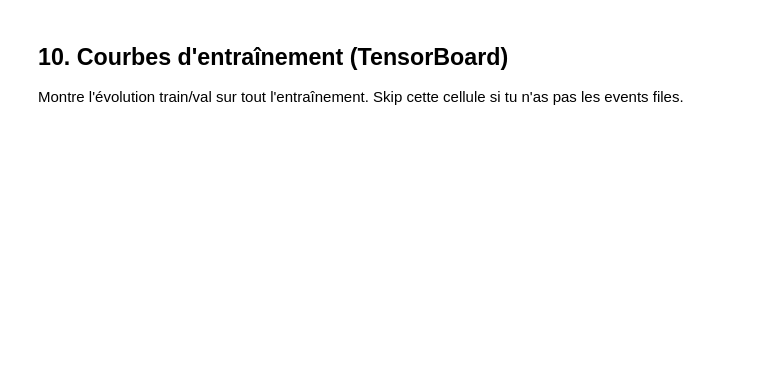
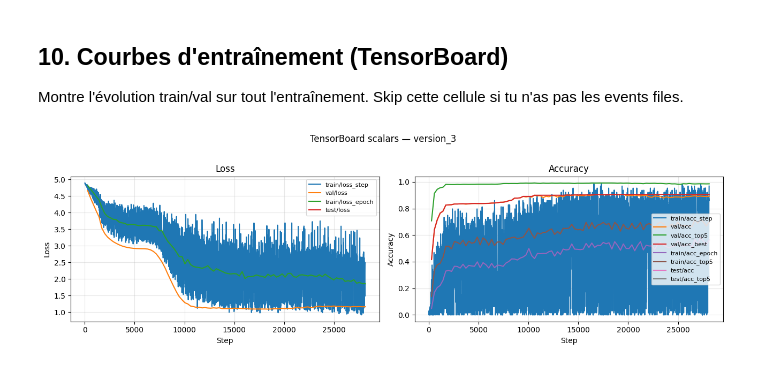
Before and after one commit to StephanePEILLET/bcs_determination, a Jupyter notebook: notebooks/evaluate_combined_classifier.ipynb, the cells around one changed output. Drawn from its saved outputs; the diff is of its cells as text; code cells hidden in the pictures; blank space fills up the shorter version.

```diff
--- a/notebooks/evaluate_combined_classifier.ipynb
+++ b/notebooks/evaluate_combined_classifier.ipynb
@@ -54,20 +70,28 @@ print(f'Model: {MODEL_NAME}')
 # %% [markdown]
 ## 2. Chargement modèle + dataset <a id='2-load'></a>
 # %%
+ckpt_abs = (ROOT / CKPT_PATH).resolve()
+exp_dir_abs = (ROOT / EXPERIMENT_DIR).resolve()
+assert ckpt_abs.is_file(), f'Checkpoint introuvable : {ckpt_abs}'
+
 model = load_classification_model(
-    str(ROOT / CKPT_PATH.lstrip('./')) if CKPT_PATH.startswith('../') else CKPT_PATH,
+    str(ckpt_abs),
     model_name=MODEL_NAME,
     num_classes=132,
     device=torch.device(DEVICE),
 )
 model.eval()
 
-# Reuse the SAME splits used during training so val/test are comparable.
+# Reuse the SAME splits used during training (same hash → same indices).
+# Pointing split_dir to the experiment folder reuses the manifest produced at train time.
+SPLIT_DIR = str(exp_dir_abs / 'splits')
+
 dm = CombinedDogsCatsDataModule(
     stanford_data_dir='data/stanford_dogs/images',
     oxford_data_dir='data/Oxford-IIIT_pet_dataset',
     batch_size=BATCH_SIZE, num_workers=4, image_size=224,
     val_split=0.1, test_split=0.1, seed=42,
+    split_dir=SPLIT_DIR,
 )
 dm.prepare_data(); dm.setup()
 class_names = dm.classes
@@ -237,20 +325,25 @@ Montre l'évolution train/val sur tout l'entraînement. Skip cette cellule si tu
 # %%
 try:
     from tensorboard.backend.event_processing.event_accumulator import EventAccumulator
-    tb_dirs = list(Path(EXPERIMENT_DIR).rglob('events.out.tfevents.*'))
+    tb_dirs = list(exp_dir_abs.rglob('events.out.tfevents.*'))
+    # The largest event file is the actual training run; tiny ones are post-fit eval events.
+    tb_dirs = sorted(tb_dirs, key=lambda p: p.stat().st_size, reverse=True)
     if not tb_dirs:
-        print(f'Aucun event TB trouvé sous {EXPERIMENT_DIR}')
+        print(f'Aucun event TB trouvé sous {exp_dir_abs}')
     else:
-        ea = EventAccumulator(str(tb_dirs[-1].parent)); ea.Reload()
+        ea = EventAccumulator(str(tb_dirs[0].parent)); ea.Reload()
         scalars_to_plot = [t for t in ea.Tags()['scalars'] if 'acc' in t.lower() or 'loss' in t.lower()]
         fig, axes = plt.subplots(1, 2, figsize=(13, 4))
         for tag in scalars_to_plot:
             events = ea.Scalars(tag)
             steps = [e.step for e in events]; vals = [e.value for e in events]
             ax = axes[0] if 'loss' in tag.lower() else axes[1]
             ax.plot(steps, vals, label=tag)
         for ax, t in zip(axes, ['Loss', 'Accuracy']):
             ax.set(xlabel='Step', ylabel=t, title=t); ax.legend(fontsize=8); ax.grid(alpha=0.3)
+        plt.suptitle(f'TensorBoard scalars — {tb_dirs[0].parent.name}', y=1.02)
         plt.tight_layout(); plt.show()
 except Exception as e:
     print(f'Skipping TB plot: {e}')
+# %% [output]
+[figure, added]
```
Also changed, not shown: parts of 11 cells of this notebook, 11 other files.
